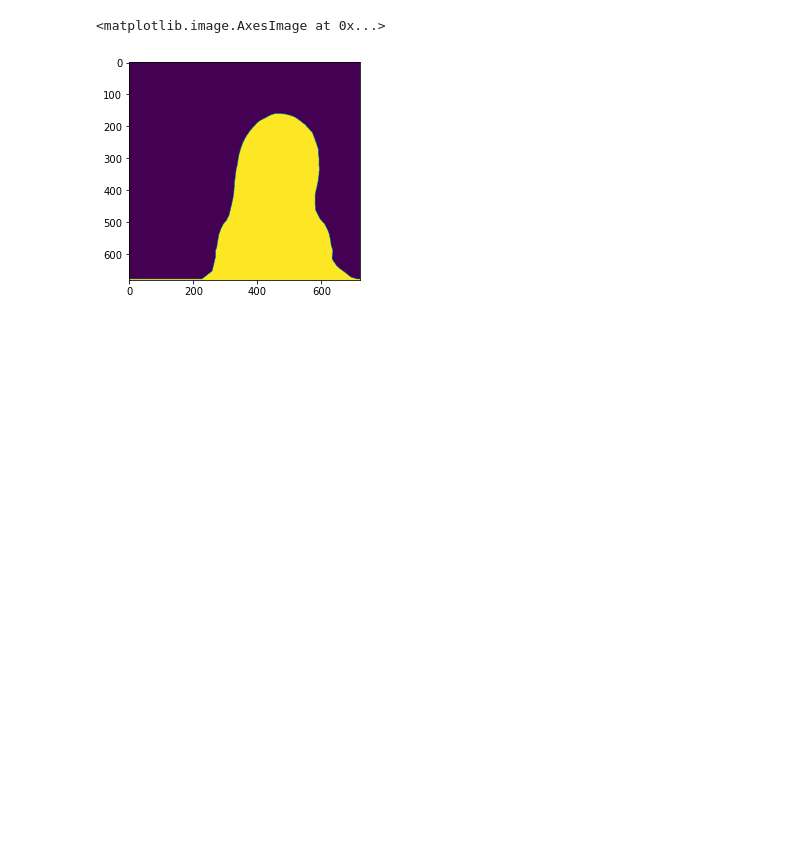
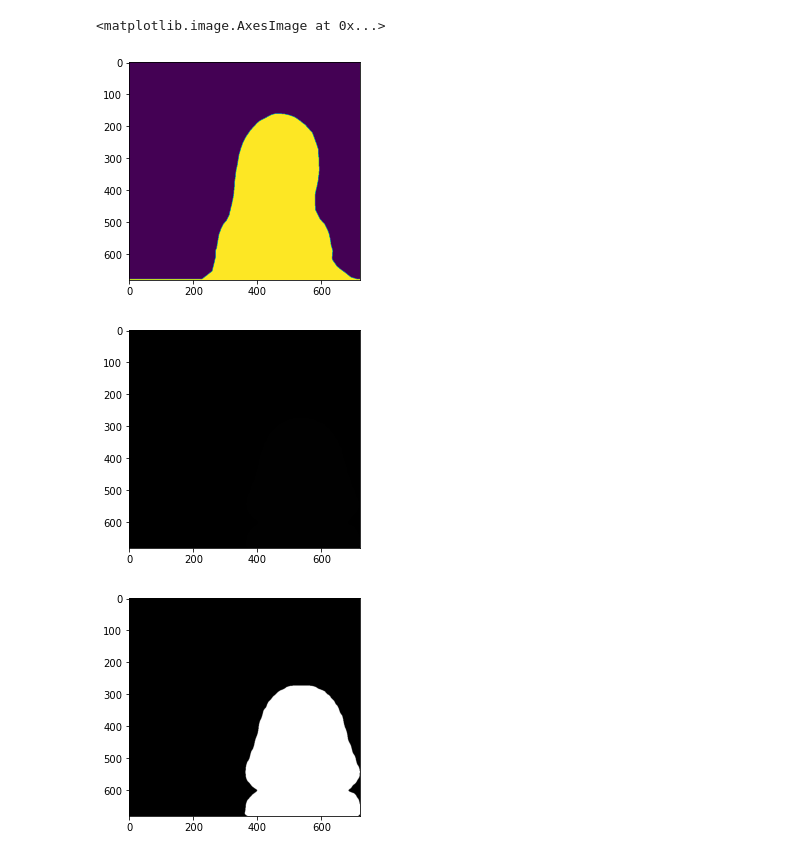
Before and after one commit to wlsdml1114/isedol_segmentation, a Jupyter notebook: aug_test.ipynb, the cells around one changed output. Cells and saved outputs as stored; diff of their text form; code cells hidden in the pictures; blank space fills up the shorter version.

```diff
--- a/aug_test.ipynb
+++ b/aug_test.ipynb
@@ -135,3 +136,23 @@ plt.imshow(blank)
 # %% [output]
 <matplotlib.image.AxesImage at 0x...>
 [figure]
+# %%
+seg_dir = '/home/jini1114/git/data/segmentation/r_cut_viichan.mp4'
+idx = 100
+modnet = cv2.imread(os.path.join(seg_dir,'%d.png'%(idx)))
+temp = modnet * 255
+plt.imshow(temp)
+plt.show()
+gray = temp[:,:,0]
+res = cv2.findContours(gray.astype(np.uint8), cv2.RETR_EXTERNAL, cv2.CHAIN_APPROX_NONE)
+contours = res[-2]
+area = []
+for i in range(len(contours)):
+    area.append(cv2.contourArea(contours[i]))
+idx = np.where(np.max(area)==area)[0][0]
+cv2.drawContours(temp, contours, contourIdx=idx, color=(255,255,255),thickness=-1)
+plt.imshow(temp)
+plt.show()
+# %% [output]
+[figure, added]
+[figure, added]
```
Also changed, not shown: parts of 1 cell of this notebook, 5 other files.
